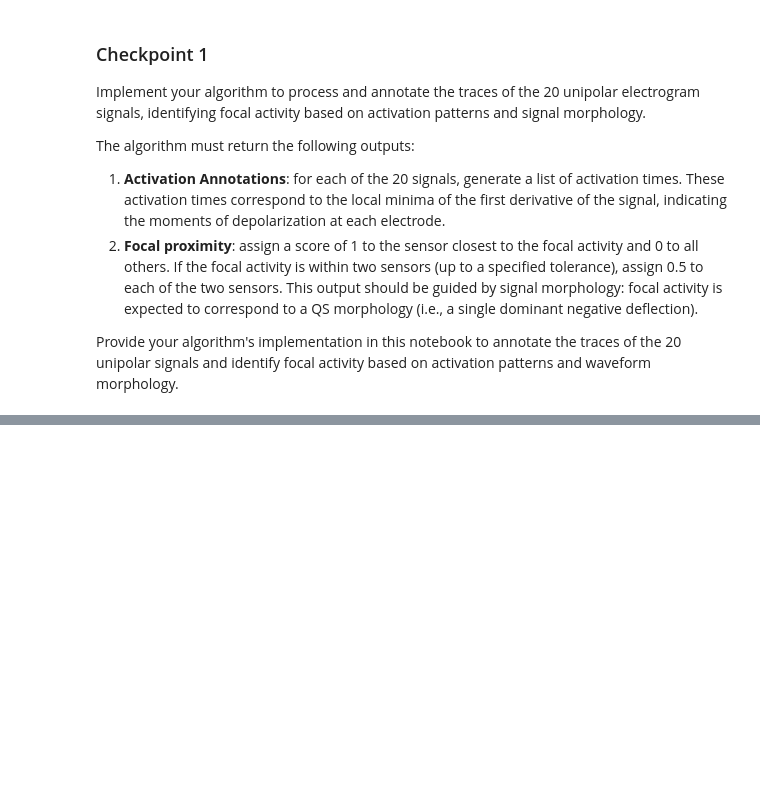
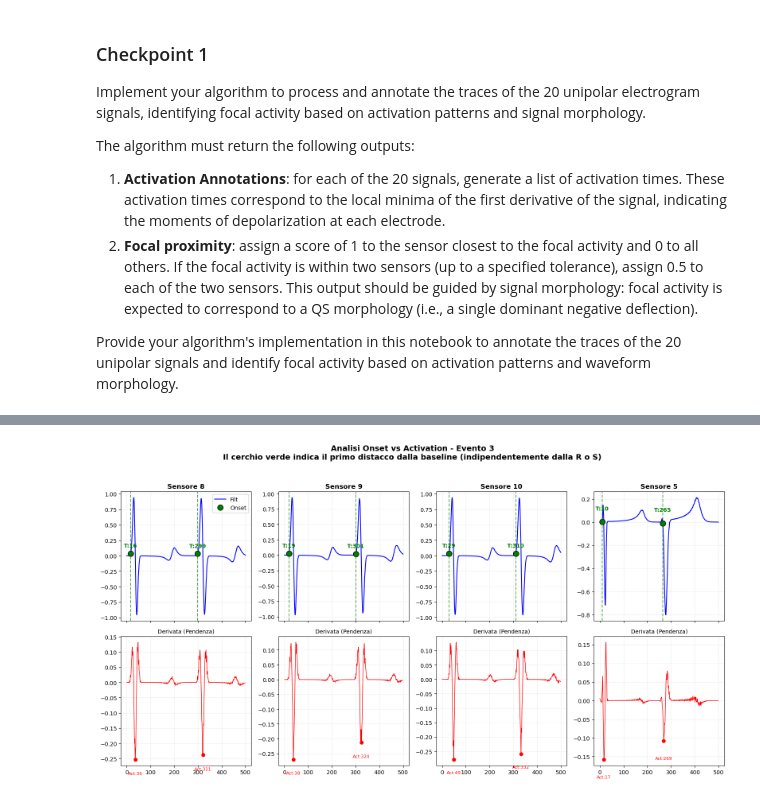
Before and after one commit to Stefano-Chiari/SubstrateFinder, a Jupyter notebook: checkpoint1.ipynb, the cells around one changed output, grey strips where cells are left out. Drawn from its saved outputs; the diff is of its cells as text; code cells hidden in the pictures; blank space fills up the shorter version.

```diff
--- a/checkpoint1.ipynb
+++ b/checkpoint1.ipynb
@@ -106 +45,92 @@ Preprocessing completato.
+# %%
+import numpy as np
+import matplotlib.pyplot as plt
+from scipy.signal import savgol_filter, argrelextrema
+
+# --- CONFIGURAZIONE ---
+ev_test = 3
+spline_sensors = [8, 9, 10, 5]
+window_length = 15
+poly_order = 3
+min_dist = 100
+
+# Pre-processing (Savgol è essenziale per l'Onset)
+signals_filtered = np.zeros_like(signals)
+for ev in range(signals.shape[0]):
+    for sens in range(signals.shape[1]):
+        signals_filtered[ev, sens, :] = savgol_filter(signals[ev, sens, :], window_length, poly_order)
+
+# --- PLOTTING CON ANALISI ONSET ---
+n_sens = len(spline_sensors)
+fig, axs = plt.subplots(2, n_sens, figsize=(4 * n_sens, 9), sharex=True)
+
+if n_sens == 1: axs = axs.reshape(2, 1)
+
+for i, sens_idx in enumerate(spline_sensors):
+    sig_filt = signals_filtered[ev_test, sens_idx, :]
+    ds_filt = np.diff(sig_filt)
+
+    # 1. Trova i picchi di attivazione (minimi derivata)
+    min_indices = argrelextrema(ds_filt, np.less)[0]
+    selected_peaks = []
+    if len(min_indices) > 0:
+        depths = ds_filt[min_indices]
+        candidates = min_indices[np.argsort(depths)]
+        for c in candidates:
+            if len(selected_peaks) == 0 or all(abs(c - p) > min_dist for p in selected_peaks):
+                selected_peaks.append(c)
+            if len(selected_peaks) == 2: break
+    selected_peaks.sort()
+
+    # 2. Calcolo dell'Onset (Distacco dalla baseline)
+    onsets = []
+    for p in selected_peaks:
+        # Analizziamo una finestra di 50 campioni prima del picco
+        search_back = 50
+        start_win = max(0, p - search_back)
+        window = sig_filt[start_win : p]
+
+        # Calcoliamo la baseline e una soglia di distacco dinamica (noise floor)
+        # Usiamo i primi 10 campioni della finestra come riferimento di "quiete"
+        local_baseline = np.mean(sig_filt[start_win : start_win + 10])
+        noise_std = np.std(sig_filt[start_win : start_win + 10])
+        threshold = max(3 * noise_std, 0.02 * (np.max(sig_filt) - np.min(sig_filt)))
+
+        # Torniamo indietro dal picco p finché il segnale non rientra nella soglia
+        onset_idx = p
+        for k in range(p, start_win, -1):
+            if abs(sig_filt[k] - local_baseline) < threshold:
+                onset_idx = k
+                break
+        onsets.append(onset_idx)
+
+    # --- RIGA 1: SEGNALE + ONSET ---
+    axs[0, i].plot(sig_filt, color='blue', linewidth=1.5, label='Filt')
+    for idx_o in onsets:
+        # Cerchio verde sul punto di distacco
+        axs[0, i].plot(idx_o, sig_filt[idx_o], 'go', markersize=10, markeredgecolor='black', label='Onset' if idx_o == onsets[0] else "")
+        # Linea verticale per confronto temporale
+        axs[0, i].axvline(x=idx_o, color='green', linestyle='--', alpha=0.6)
+        # Annotazione del tempo di onset
+        axs[0, i].text(idx_o, sig_filt[idx_o] + 0.1, f'T:{idx_o}', color='green', fontweight='bold', ha='center')
+
+    axs[0, i].set_title(f'Sensore {sens_idx}', fontsize=12, fontweight='bold')
+    axs[0, i].grid(True, alpha=0.2)
+    if i == 0: axs[0, i].legend()
+
+    # --- RIGA 2: DERIVATA ---
+    axs[1, i].plot(ds_filt, color='red', linewidth=1)
+    for p in selected_peaks:
+        axs[1, i].plot(p, ds_filt[p], 'ro')
+        axs[1, i].text(p, ds_filt[p] - 0.05, f'Act:{p}', color='red', fontsize=8, ha='center')
+
+    axs[1, i].set_title('Derivata (Pendenza)', fontsize=10)
+    axs[1, i].grid(True, alpha=0.2)
+
+plt.suptitle(f'Analisi Onset vs Activation - Evento {ev_test}\nIl cerchio verde indica il primo distacco dalla baseline (indipendentemente dalla R o S)',
+             fontsize=14, fontweight='bold', y=0.98)
+plt.tight_layout(rect=[0, 0.03, 1, 0.95])
+plt.show()
+# %% [output]
+[figure, added]
 # %%
```
Also changed, not shown: parts of 5 cells of this notebook.
